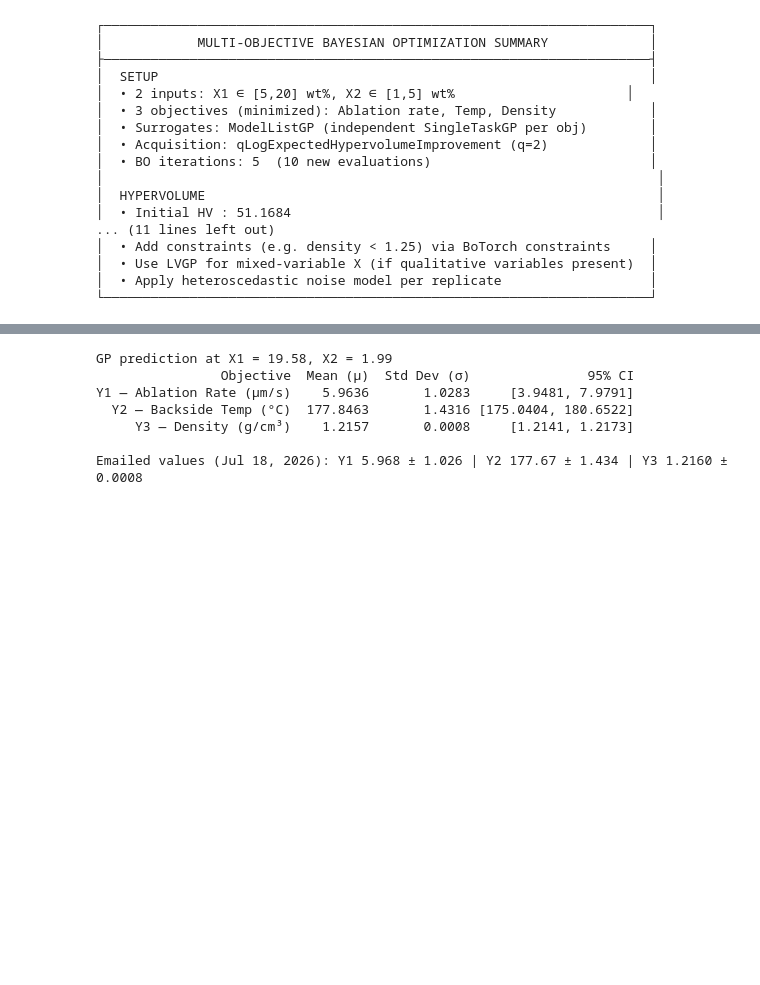
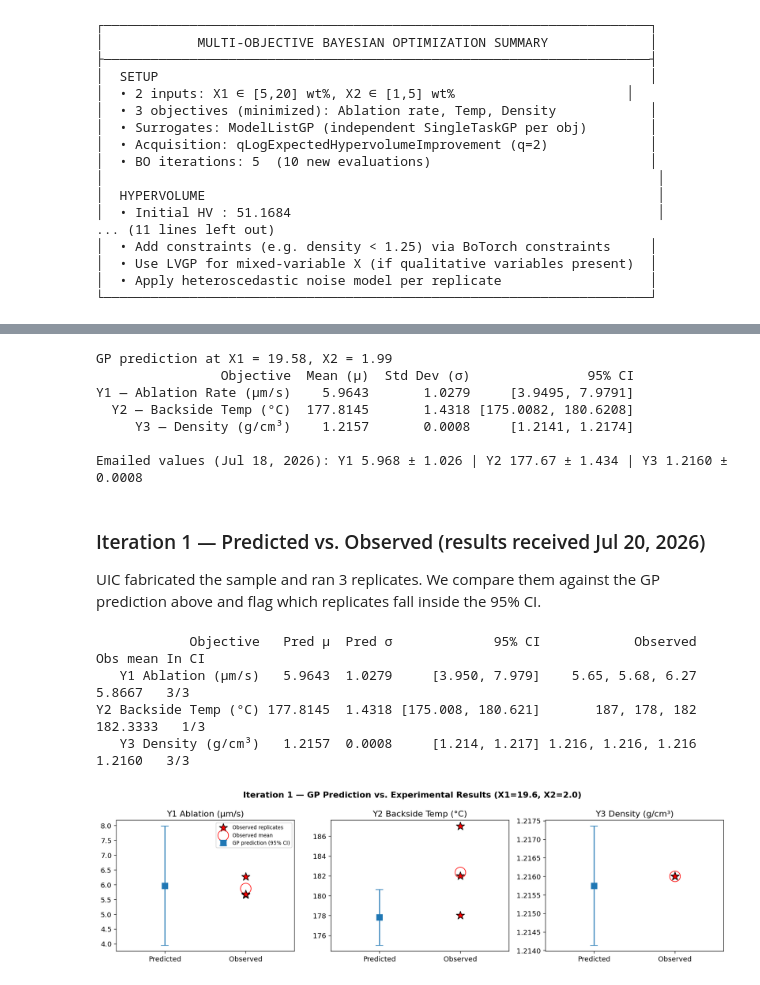
Before and after one commit to Chris1504-fdz/ablation_zone_study, a Jupyter notebook: notebooks/mobo_analysis_v2.ipynb, the cells around one changed output, grey strips where cells are left out. Cells and saved outputs as stored; diff of their text form; code cells hidden in the pictures; blank space fills up the shorter version.

Commit message:
iteration 2

```diff
--- a/notebooks/mobo_analysis_v2.ipynb
+++ b/notebooks/mobo_analysis_v2.ipynb
@@ -851,6 +872,6 @@ and 95% CI from the GPs fitted to the initial dataset. Measured results
 # %%
 # ── Posterior of the initial-data GP at the recommended point ────────────────
-x_star_orig = cand_orig                     # from Section 4: [[19.58, 1.99]]
+x_star_orig = np.array([[19.58, 1.99]])     # proposed Jul 10, 2026 (= Section 4 cand_orig on the initial dataset)
 x_star = torch.tensor(scaler_X.transform(x_star_orig), dtype=DTYPE)
 
 with torch.no_grad():
@@ -870,8 +891,58 @@ print("\nEmailed values (Jul 18, 2026): Y1 5.968 ± 1.026 | Y2 177.67 ± 1.434 |
 # %% [output]
 GP prediction at X1 = 19.58, X2 = 1.99
                 Objective  Mean (µ)  Std Dev (σ)               95% CI
-Y1 — Ablation Rate (µm/s)    5.9636       1.0283     [3.9481, 7.9791]
-  Y2 — Backside Temp (°C)  177.8463       1.4316 [175.0404, 180.6522]
-     Y3 — Density (g/cm³)    1.2157       0.0008     [1.2141, 1.2173]
+Y1 — Ablation Rate (µm/s)    5.9643       1.0279     [3.9495, 7.9791]
+  Y2 — Backside Temp (°C)  177.8145       1.4318 [175.0082, 180.6208]
+     Y3 — Density (g/cm³)    1.2157       0.0008     [1.2141, 1.2174]
 
 Emailed values (Jul 18, 2026): Y1 5.968 ± 1.026 | Y2 177.67 ± 1.434 | Y3 1.2160 ± 0.0008
+# %% [markdown]
+### Iteration 1 — Predicted vs. Observed (results received Jul 20, 2026)
+
+UIC fabricated the sample and ran 3 replicates. We compare them against the GP
+prediction above and flag which replicates fall inside the 95% CI.
+# %%
+# ── Iteration 1: observed results (UIC, Jul 20 2026) ─────────────────────────
+ITER1_OBSERVED = pd.DataFrame({
+    'X1': [19.6]*3, 'X2': [2.0]*3,
+    'Y1': [5.65, 5.68, 6.27],
+    'Y2': [187.0, 178.0, 182.0],
+    'Y3': [1.216, 1.216, 1.216],
+})
+
+obj_labels = ['Y1 Ablation (µm/s)', 'Y2 Backside Temp (°C)', 'Y3 Density (g/cm³)']
+rows = []
+for k, col in enumerate(['Y1', 'Y2', 'Y3']):
+    obs = ITER1_OBSERVED[col].values
+    lo, hi = mu[k] - 1.96*sd[k], mu[k] + 1.96*sd[k]
+    rows.append({
+        'Objective': obj_labels[k],
+        'Pred µ': round(mu[k], 4), 'Pred σ': round(sd[k], 4),
+        '95% CI': f'[{lo:.3f}, {hi:.3f}]',
+        'Observed': ', '.join(f'{v:g}' for v in obs),
+        'Obs mean': round(obs.mean(), 4),
+        'In CI': f'{((obs >= lo) & (obs <= hi)).sum()}/3',
+    })
+print(pd.DataFrame(rows).to_string(index=False))
+
+fig, axes = plt.subplots(1, 3, figsize=(14, 4))
+for k, (ax, col, label) in enumerate(zip(axes, ['Y1', 'Y2', 'Y3'], obj_labels)):
+    obs = ITER1_OBSERVED[col].values
+    ax.errorbar([0], [mu[k]], yerr=[[1.96*sd[k]], [1.96*sd[k]]], fmt='s', ms=9,
+                capsize=6, color='tab:blue', label='GP prediction (95% CI)', zorder=3)
+    ax.scatter([1]*len(obs), obs, c='red', marker='*', s=180, edgecolors='k',
+               zorder=5, label='Observed replicates')
+    ax.scatter([1], [obs.mean()], facecolors='none', edgecolors='red', s=280,
+               zorder=4, label='Observed mean')
+    ax.set_xticks([0, 1]); ax.set_xticklabels(['Predicted', 'Observed'])
+    ax.set_xlim(-0.6, 1.6); ax.set_title(label)
+    if k == 0: ax.legend(fontsize=8)
+plt.suptitle('Iteration 1 — GP Prediction vs. Experimental Results (X1=19.6, X2=2.0)',
+             fontweight='bold')
+plt.tight_layout(); plt.show()
+# %% [output]
+            Objective   Pred µ  Pred σ             95% CI            Observed  Obs mean In CI
+   Y1 Ablation (µm/s)   5.9643  1.0279     [3.950, 7.979]    5.65, 5.68, 6.27    5.8667   3/3
+Y2 Backside Temp (°C) 177.8145  1.4318 [175.008, 180.621]       187, 178, 182  182.3333   1/3
+   Y3 Density (g/cm³)   1.2157  0.0008     [1.214, 1.217] 1.216, 1.216, 1.216    1.2160   3/3
+[figure, added]
```
Also changed, not shown: parts of 9 cells of this notebook, 5 other files.
